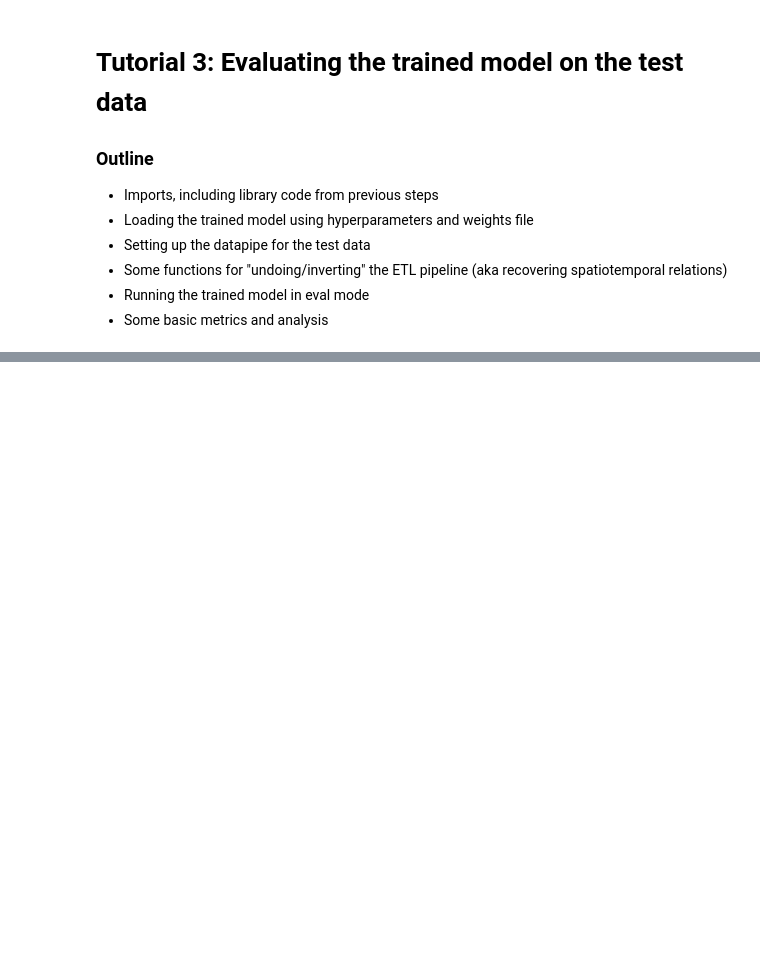
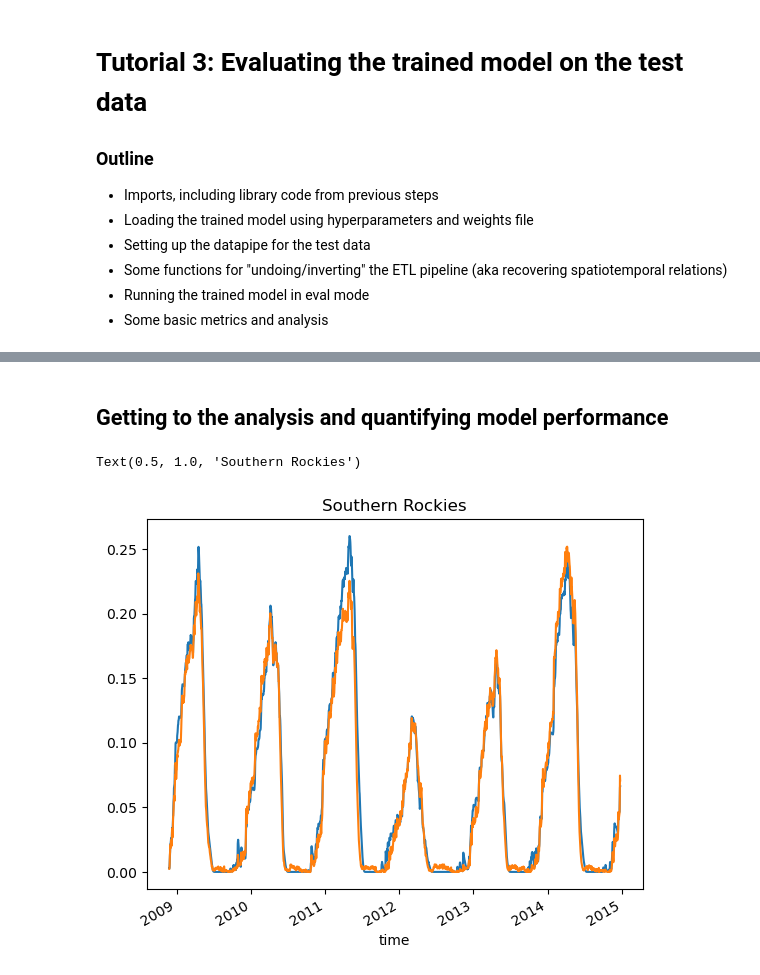
Before and after one commit to geo-smart/global_lstm_swe_modeling, a Jupyter notebook: book/3_application_on_testing_data.ipynb, the cells around one changed output, grey strips where cells are left out. Drawn from its saved outputs; the diff is of its cells as text; code cells hidden in the pictures; blank space fills up the shorter version.

```diff
--- a/book/3_application_on_testing_data.ipynb
+++ b/book/3_application_on_testing_data.ipynb
@@ -21,6 +21,5 @@ from src.utils import load_experiment
 from src.datapipes import make_data_pipeline, merge_data, select_region
 
 warnings.filterwarnings('ignore')
-DEVICE = torch.device("cuda:0" if torch.cuda.is_available() else "cpu")
 DEVICE = torch.device('cpu')
 DTYPE = torch.float32
@@ -89,0 +86,8 @@ swe_pred
+# %%
+start_time = config['data_config']['input_overlap']['time']
+swe_true = test_data['swe'].isel(time=slice(start_time, -7))
+
+swe_pred = xr.DataArray(
+    torch.concat(predictions, dim=2).squeeze().cpu(),
+    dims=('lat', 'lon', 'time'), coords = swe_true.coords
+)
@@ -90,7 +134,10 @@ swe_pred
+# %% [markdown]
+## Getting to the analysis and quantifying model performance
 # %%
-loc = {'lat': 47, 'lon': 245}
-(test_data['swe'].drop('time')
-  .isel(time=slice(start_time, None))
-  .sel(**loc, method='nearest')
-  .plot())
-(3 * swe_pred).sel(**loc, method='nearest').plot()
+loc = {'lat': slice(40, 38), 'lon': slice(252, 254), }# 'method': 'nearest'}
+swe_true.sel(**loc).mean(dim=['lat', 'lon']).plot()
+(3 * swe_pred).sel(**loc).mean(dim=['lat', 'lon']).plot()
+plt.title('Southern Rockies')
+# %% [output]
+Text(0.5, 1.0, 'Southern Rockies')
+[figure, added]
```
Also changed, not shown: parts of 23 cells of this notebook, 4 other files.
